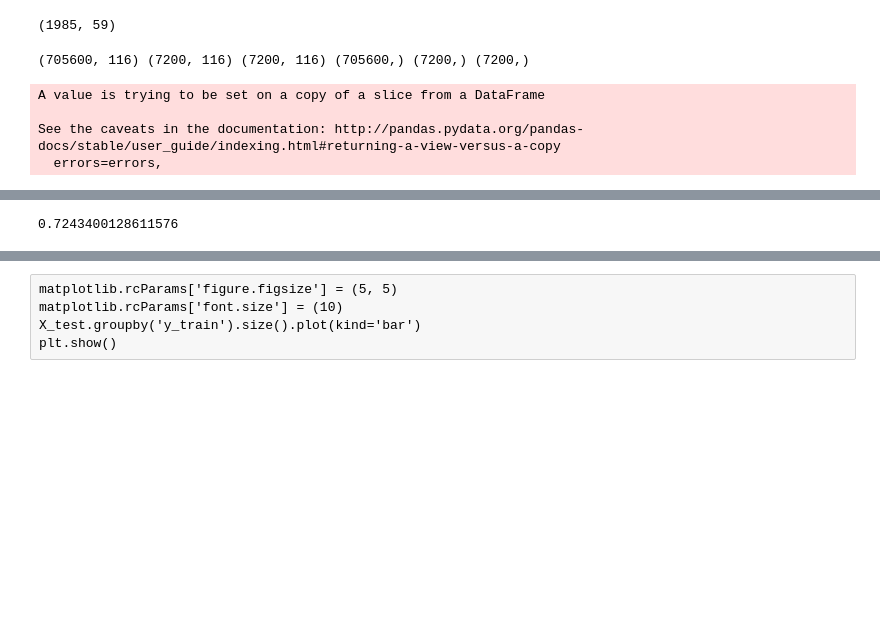
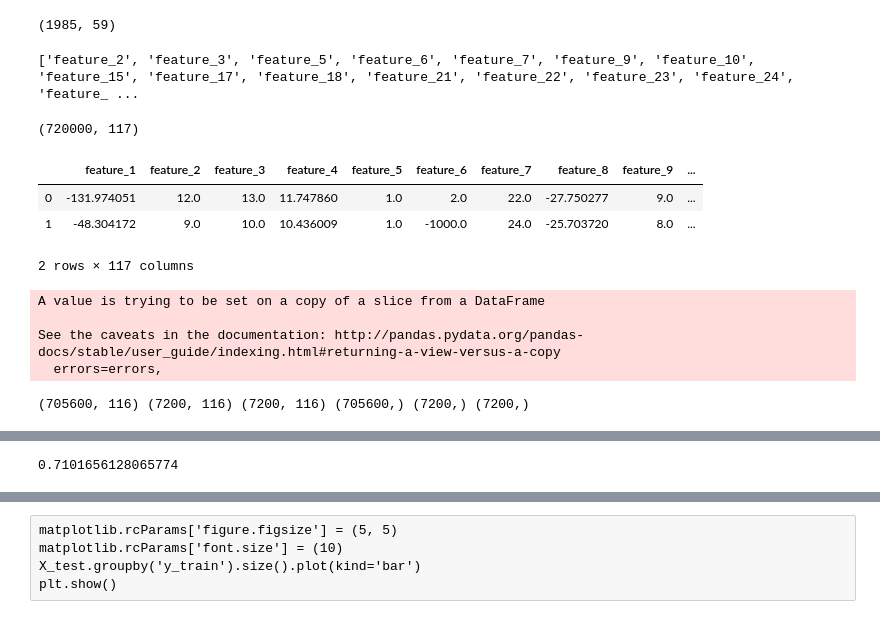
Before and after one commit to BoKS-man/EY_test_task-short-version-, a Jupyter notebook: task_research.ipynb, the cells around one changed output, grey strips where cells are left out. Drawn from its saved outputs; the diff is of its cells as text; code cells hidden in the pictures; blank space fills up the shorter version.

```diff
--- a/task_research.ipynb
+++ b/task_research.ipynb
@@ -83,15 +96,31 @@ plt.show()
 print(data.dropna().shape)
 # %% [output]
 (1985, 59)
+# %%
+cat_columns = [c for c in data.columns if (data[c].dropna().nunique() <= 20) and ('isnull' not in c) and (c != 'y_train')]
+print(cat_columns)
+# %% [output]
+['feature_2', 'feature_3', 'feature_5', 'feature_6', 'feature_7', 'feature_9', 'feature_10', 'feature_15', 'feature_17', 'feature_18', 'feature_21', 'feature_22', 'feature_23', 'feature_24', 'feature_ ...
 # %%
-#заполняем пропущенные значения некоей константной величиной с сохранением информации о местах пропусков
+#заполняем пропущенные значения некоей константной величиной для категориальных переменных
+#и средним значением для непрерывных с сохранением информации о местах пропусков
 #(поле fieldname_isnull) это помогает при нахождении нелинейных зависимостей методом случайного леса
-for c in [c for c in data.columns if c != 'y_train']:
-    data[f'{c}_isnull'] = data[c].isnull().astype(int)
-    data[c] = data[c].fillna(-1000)
-    #data[c] = data[c].fillna(data_stats.loc[c, '50%'])
+X = data.copy()
+for c in [c for c in X.columns if c != 'y_train']:
+    X[f'{c}_isnull'] = X[c].isnull().astype(int)
+    if c in cat_columns:
+        X[c] = X[c].fillna(-1000)
+    else:
+        X[c] = X[c].fillna(X[c].dropna().mean())
+print(X.shape)
+X.head(2)
+# %% [output]
+(720000, 117)
+|  | feature_1 | feature_2 | feature_3 | feature_4 | feature_5 | feature_6 | feature_7 | feature_8 | feature_9 | ... |
+| 0 | -131.974051 | 12.0 | 13.0 | 11.747860 | 1.0 | 2.0 | 22.0 | -27.750277 | 9.0 | ... |
+| 1 | -48.304172 | 9.0 | 10.0 | 10.436009 | 1.0 | -1000.0 | 24.0 | -25.703720 | 8.0 | ... |
+2 rows × 117 columns
 # %%
-X = data.copy()
 y = X['y_train']
 X_train, X_test, y_train, y_test = train_test_split(X, y, test_size=.02, random_state=42, stratify=X['y_train'])
 X_val, X_test, y_val, y_test = train_test_split(X_test, y_test, test_size=.5, random_state=42, stratify=X_test['y_train'])
@@ -100,11 +129,11 @@ X_test.drop('y_train', axis=1, inplace=True)
 X_val.drop('y_train', axis=1, inplace=True)
 print(X_train.shape, X_test.shape, X_val.shape, y_train.shape, y_test.shape, y_val.shape)
 # %% [output]
-(705600, 116) (7200, 116) (7200, 116) (705600,) (7200,) (7200,)
+A value is trying to be set on a copy of a slice from a DataFrame
+
+See the caveats in the documentation: http://pandas.pydata.org/pandas-docs/stable/user_guide/indexing.html#returning-a-view-versus-a-copy
+  errors=errors,
-A value is trying to be set on a copy of a slice from a DataFrame
-
-See the caveats in the documentation: http://pandas.pydata.org/pandas-docs/stable/user_guide/indexing.html#returning-a-view-versus-a-copy
-  errors=errors,
+(705600, 116) (7200, 116) (7200, 116) (705600,) (7200,) (7200,)
 # %%
 #обучаем простейшую модель catboost_classifier и смотрим что получится
 cat_params = {'iterations':300, 'eval_metric':'AUC', 'loss_function':'Logloss', 'thread_count':-1, 'random_seed':42, 'verbose':False}
@@ -120,4 +149,4 @@ MetricVisualizer(layout=Layout(align_self='stretch', height='500px'))
 #возьмём это значения за бейзлайн для дальнейшей работы
 roc_auc_score(y_test, model.predict(X_test))
 # %% [output]
-0.7243400128611576
+0.7101656128065774
```
Also changed, not shown: parts of 9 cells of this notebook.
